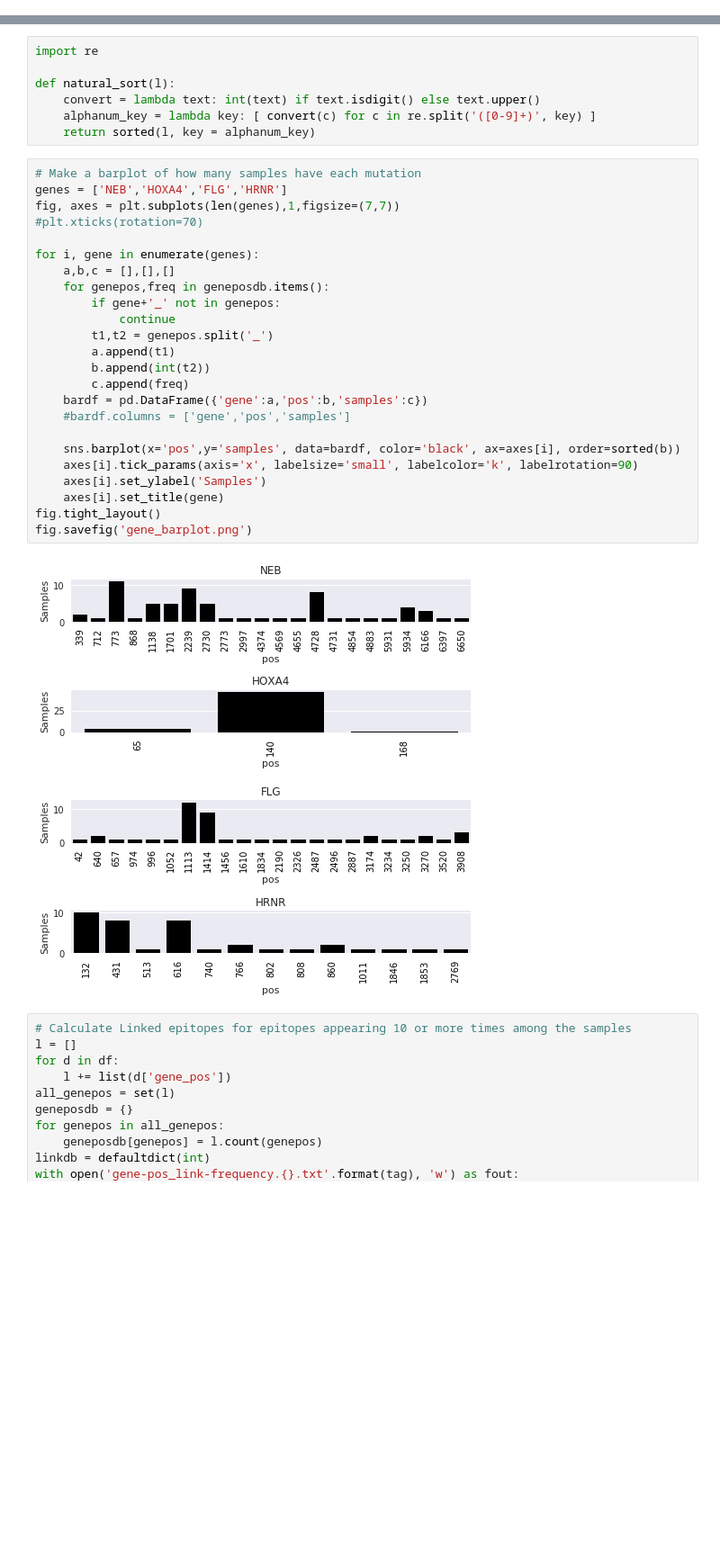
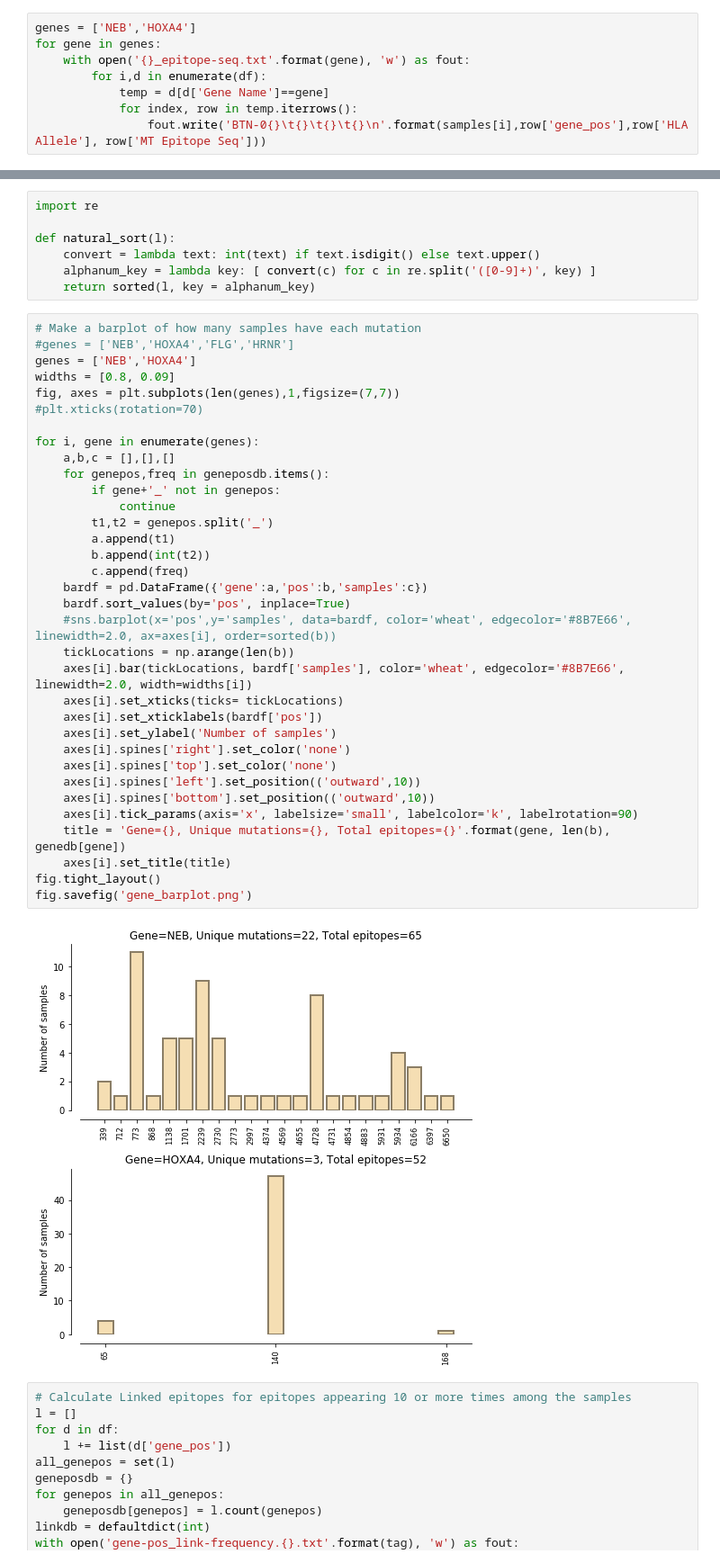
Before and after one commit to si-medbif/neoantigens, a Jupyter notebook: analysis/neoantigen_pvactools.ipynb, the cells around one changed output, grey strips where cells are left out. Shown: that part at 90% size. Drawn from its saved outputs; the diff is of its cells as text; blank space fills up the shorter version.

```diff
--- a/analysis/neoantigen_pvactools.ipynb
+++ b/analysis/neoantigen_pvactools.ipynb
@@ -30,2 +44,10 @@ for i in range(len(df)):
+# %%
+genes = ['NEB','HOXA4']
+for gene in genes:
+    with open('{}_epitope-seq.txt'.format(gene), 'w') as fout:
+        for i,d in enumerate(df):
+            temp = d[d['Gene Name']==gene]
+            for index, row in temp.iterrows():
+                fout.write('BTN-0{}\t{}\t{}\t{}\n'.format(samples[i],row['gene_pos'],row['HLA Allele'], row['MT Epitope Seq']))
 # %%
 # Print a simple report for each sample with the gene and the number of times that gene occur in total.
@@ -69,30 +77,40 @@ def natural_sort(l):
     return sorted(l, key = alphanum_key)
 # %%
 # Make a barplot of how many samples have each mutation
-genes = ['NEB','HOXA4','FLG','HRNR']
+#genes = ['NEB','HOXA4','FLG','HRNR']
+genes = ['NEB','HOXA4']
+widths = [0.8, 0.09]
 fig, axes = plt.subplots(len(genes),1,figsize=(7,7))
 #plt.xticks(rotation=70)
 
 for i, gene in enumerate(genes):
     a,b,c = [],[],[]
     for genepos,freq in geneposdb.items():
         if gene+'_' not in genepos:
             continue
         t1,t2 = genepos.split('_')
         a.append(t1)
         b.append(int(t2))
         c.append(freq)
     bardf = pd.DataFrame({'gene':a,'pos':b,'samples':c})
-    #bardf.columns = ['gene','pos','samples']
-
-    sns.barplot(x='pos',y='samples', data=bardf, color='black', ax=axes[i], order=sorted(b))
+    bardf.sort_values(by='pos', inplace=True)
+    #sns.barplot(x='pos',y='samples', data=bardf, color='wheat', edgecolor='#8B7E66', linewidth=2.0, ax=axes[i], order=sorted(b))
+    tickLocations = np.arange(len(b))
+    axes[i].bar(tickLocations, bardf['samples'], color='wheat', edgecolor='#8B7E66', linewidth=2.0, width=widths[i])
+    axes[i].set_xticks(ticks= tickLocations)
+    axes[i].set_xticklabels(bardf['pos'])
+    axes[i].set_ylabel('Number of samples')
+    axes[i].spines['right'].set_color('none')
+    axes[i].spines['top'].set_color('none')
+    axes[i].spines['left'].set_position(('outward',10))
+    axes[i].spines['bottom'].set_position(('outward',10))
     axes[i].tick_params(axis='x', labelsize='small', labelcolor='k', labelrotation=90)
-    axes[i].set_ylabel('Samples')
-    axes[i].set_title(gene)
+    title = 'Gene={}, Unique mutations={}, Total epitopes={}'.format(gene, len(b), genedb[gene])
+    axes[i].set_title(title)
 fig.tight_layout()
 fig.savefig('gene_barplot.png')
 # %% [output]
-[figure, old version]
+[figure, new version]
 # %%
 # Calculate Linked epitopes for epitopes appearing 10 or more times among the samples
 l = []
```
Also changed, not shown: parts of 2 cells of this notebook.
